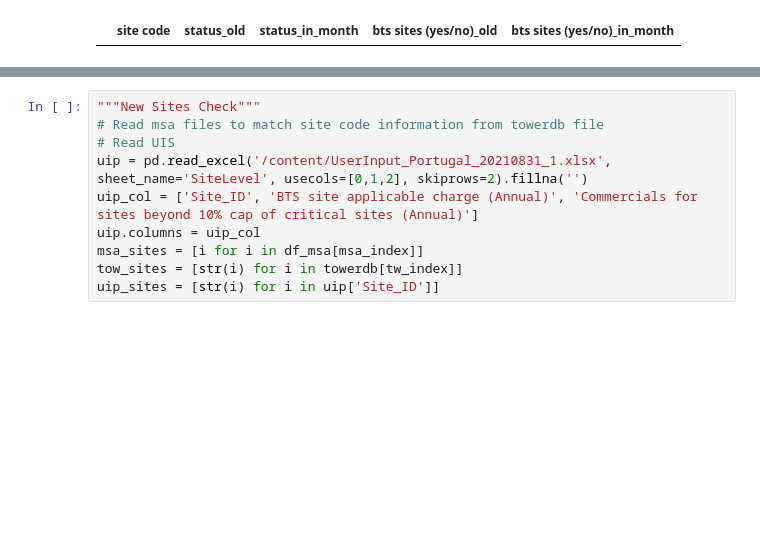
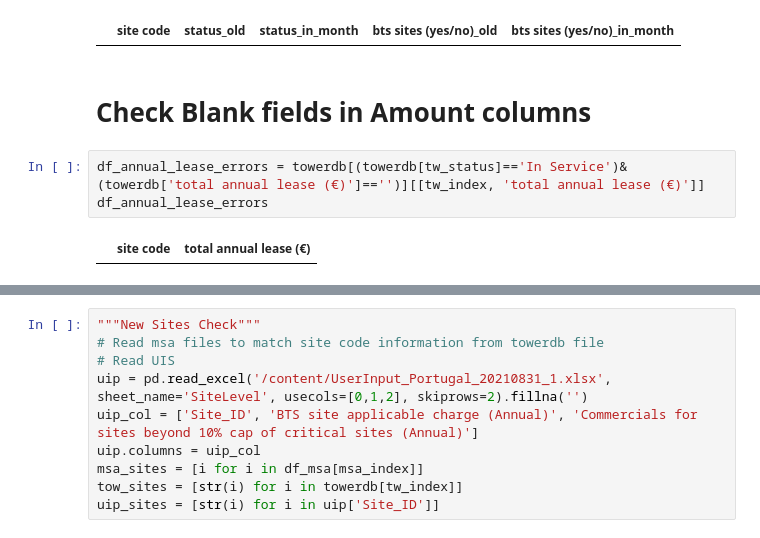
Before and after one commit to emerenan/xlsx_validation, a Jupyter notebook: pt_validations.ipynb, the cells around one changed output, grey strips where cells are left out. Cells and saved outputs as stored; diff of their text form; blank space fills up the shorter version.

```diff
--- a/pt_validations.ipynb
+++ b/pt_validations.ipynb
@@ -385,3 +383,10 @@ df_mom_bts = check_mom_bts(actives, tw_index,tw_status, tw_bts, msa)
 df_mom_bts
 # %% [output]
 |  | site code | status_old | status_in_month | bts sites (yes/no)_old | bts sites (yes/no)_in_month |
+# %% [markdown]
+# Check Blank fields in Amount columns
+# %%
+df_annual_lease_errors = towerdb[(towerdb[tw_status]=='In Service')&(towerdb['total annual lease (€)']=='')][[tw_index, 'total annual lease (€)']]
+df_annual_lease_errors
+# %% [output]
+|  | site code | total annual lease (€) |
```
Also changed, not shown: parts of 6 cells of this notebook.
